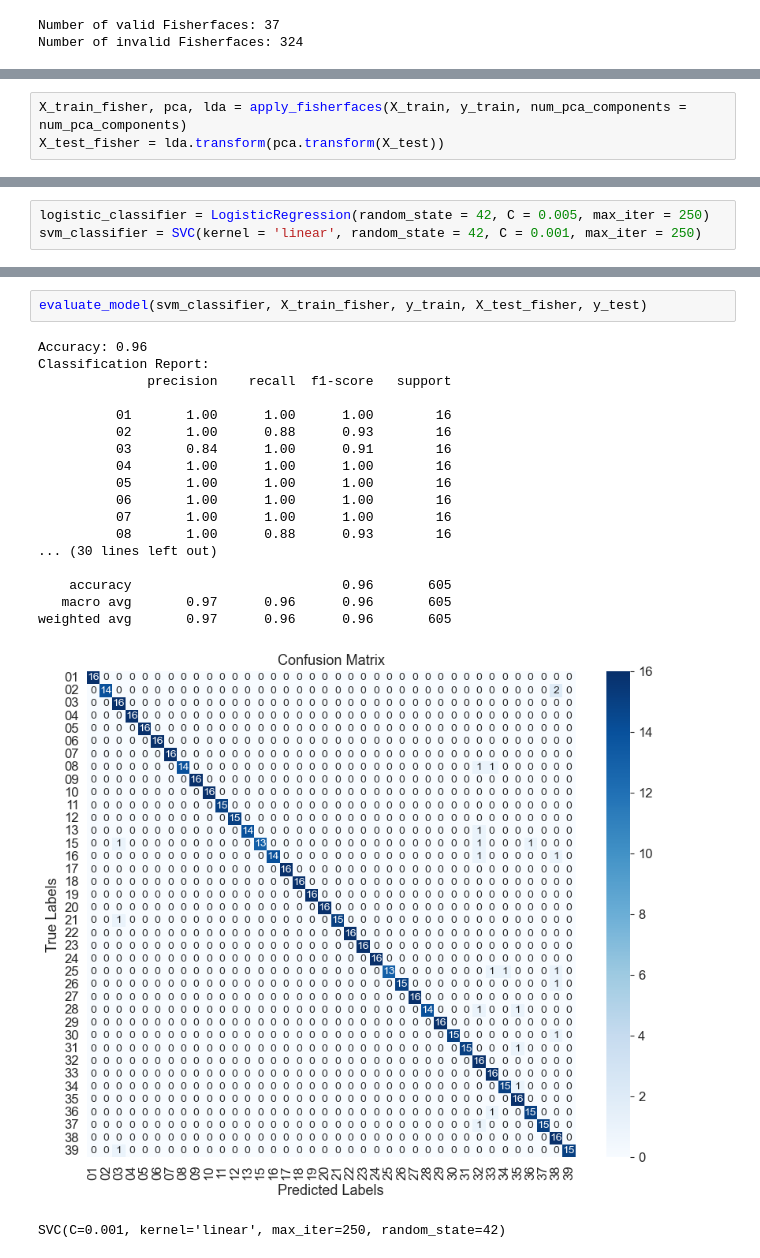
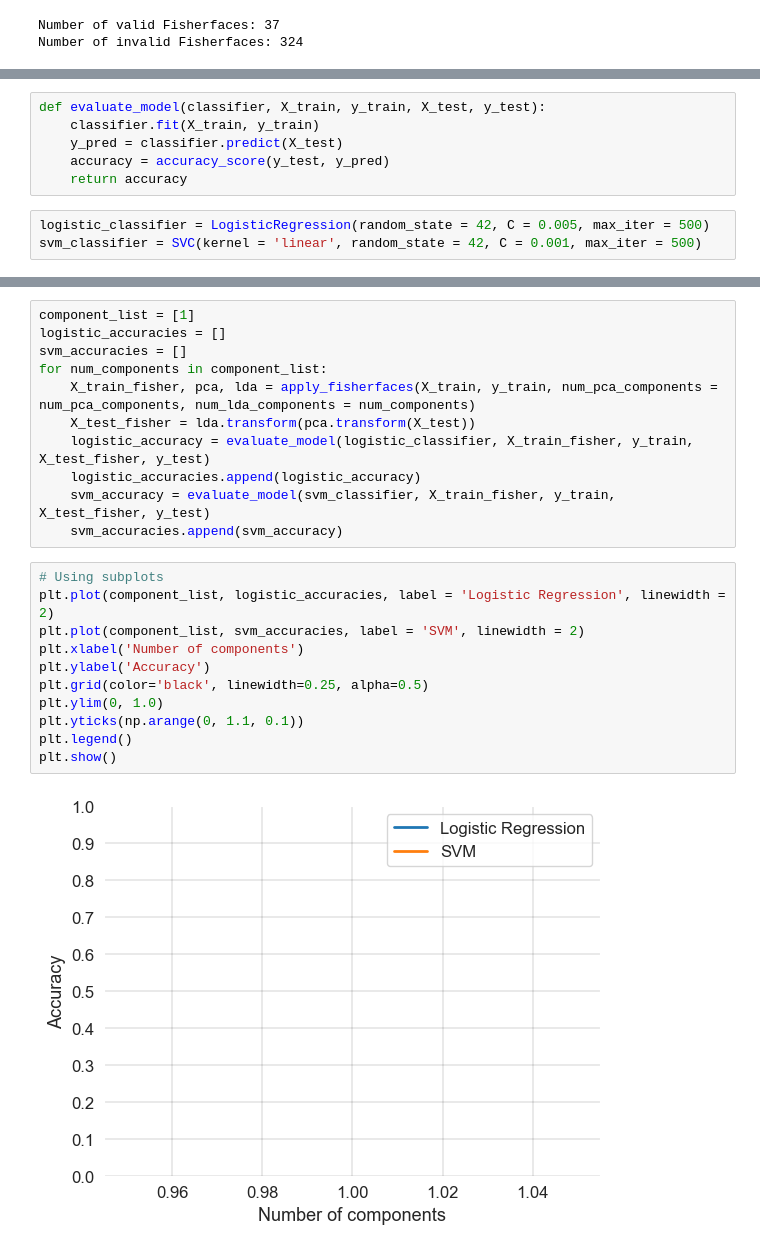
Before and after one commit to yagizgencer/SSDP_project, a Jupyter notebook: fisherfaces_classifier.ipynb, the cells around one changed output, grey strips where cells are left out. Cells and saved outputs as stored; diff of their text form.

```diff
--- a/fisherfaces_classifier.ipynb
+++ b/fisherfaces_classifier.ipynb
@@ -147,6 +154,3 @@ def apply_fisherfaces(X, y, num_pca_components):
     X_fisher = lda.fit_transform(X_pca, y)
 
     return X_fisher, pca, lda
-# %%
-X_train_fisher, pca, lda = apply_fisherfaces(X_train, y_train, num_pca_components = num_pca_components)
-X_test_fisher = lda.transform(pca.transform(X_test))
@@ -191,3 +157,9 @@ def evaluate_model(classifier, X_train, y_train, X_test, y_test):
+# %%
+def evaluate_model(classifier, X_train, y_train, X_test, y_test):
+    classifier.fit(X_train, y_train)
+    y_pred = classifier.predict(X_test)
+    accuracy = accuracy_score(y_test, y_pred)
+    return accuracy
 # %%
-logistic_classifier = LogisticRegression(random_state = 42, C = 0.005, max_iter = 250)
-svm_classifier = SVC(kernel = 'linear', random_state = 42, C = 0.001, max_iter = 250)
+logistic_classifier = LogisticRegression(random_state = 42, C = 0.005, max_iter = 500)
+svm_classifier = SVC(kernel = 'linear', random_state = 42, C = 0.001, max_iter = 500)
@@ -216,22 +166,24 @@ LogisticRegression(C=0.005, max_iter=250, random_state=42)
-# %%
-evaluate_model(svm_classifier, X_train_fisher, y_train, X_test_fisher, y_test)
-# %% [output]
-Accuracy: 0.96
-Classification Report:
-              precision    recall  f1-score   support
-
-          01       1.00      1.00      1.00        16
-          02       1.00      0.88      0.93        16
-          03       0.84      1.00      0.91        16
-          04       1.00      1.00      1.00        16
-          05       1.00      1.00      1.00        16
-          06       1.00      1.00      1.00        16
-          07       1.00      1.00      1.00        16
-          08       1.00      0.88      0.93        16
-... (30 lines left out)
-
-    accuracy                           0.96       605
-   macro avg       0.97      0.96      0.96       605
-weighted avg       0.97      0.96      0.96       605
-[figure, removed]
-SVC(C=0.001, kernel='linear', max_iter=250, random_state=42)
+# %%
+component_list = [1]
+logistic_accuracies = []
+svm_accuracies = []
+for num_components in component_list:
+    X_train_fisher, pca, lda = apply_fisherfaces(X_train, y_train, num_pca_components = num_pca_components, num_lda_components = num_components)
+    X_test_fisher = lda.transform(pca.transform(X_test))
+    logistic_accuracy = evaluate_model(logistic_classifier, X_train_fisher, y_train, X_test_fisher, y_test)
+    logistic_accuracies.append(logistic_accuracy)
+    svm_accuracy = evaluate_model(svm_classifier, X_train_fisher, y_train, X_test_fisher, y_test)
+    svm_accuracies.append(svm_accuracy)
+# %%
+# Using subplots
+plt.plot(component_list, logistic_accuracies, label = 'Logistic Regression', linewidth = 2)
+plt.plot(component_list, svm_accuracies, label = 'SVM', linewidth = 2)
+plt.xlabel('Number of components')
+plt.ylabel('Accuracy')
+plt.grid(color='black', linewidth=0.25, alpha=0.5)
+plt.ylim(0, 1.0)
+plt.yticks(np.arange(0, 1.1, 0.1))
+plt.legend()
+plt.show()
+# %% [output]
+[figure, added]
```
Also changed, not shown: parts of 8 cells of this notebook, 3 other files.
